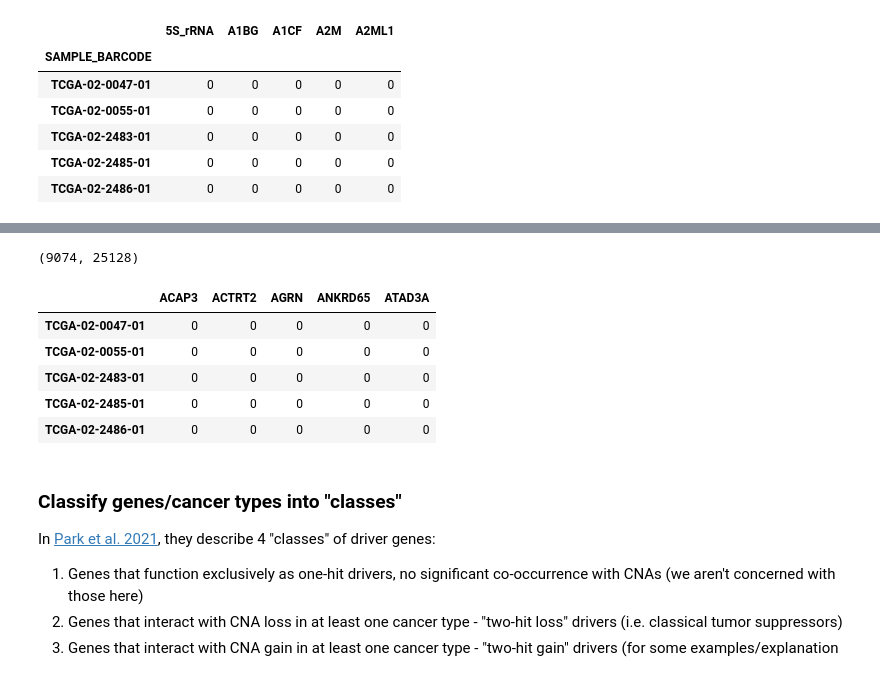
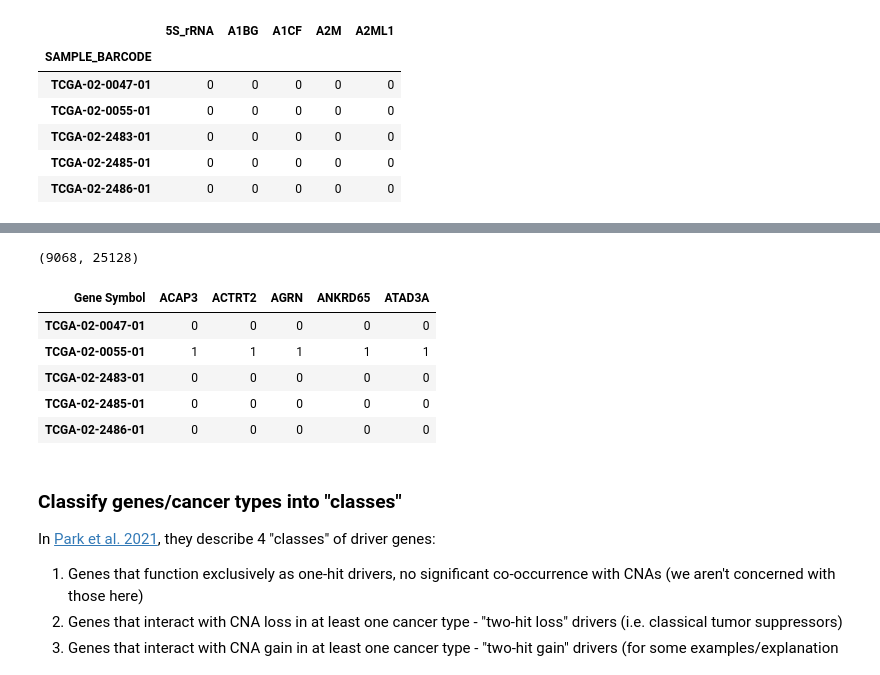
Before and after one commit to greenelab/mutation-fn, a Jupyter notebook: 3_park_analysis.ipynb, the cells around one changed output, grey strips where cells are left out. Drawn from its saved outputs; the diff is of its cells as text; code cells hidden in the pictures.

```diff
--- a/3_park_analysis.ipynb
+++ b/3_park_analysis.ipynb
@@ -80,0 +73,14 @@ copy_loss_df.iloc[:5, :5]
+# %%
+# get copy loss/gain info directly from GISTIC output
+# we use the preprocessing code here:
+# https://github.com/greenelab/pancancer/blob/d1b3de7fa387d0a44d0a4468b0ac30918ed66886/scripts/initialize/process_copynumber.py#L21
+
+copy_thresh_df = (
+    pd.read_csv(Path('data', 'pancan_GISTIC_threshold.tsv'),
+                sep='\t', index_col=0)
+      .drop(columns=['Locus ID', 'Cytoband'])
+)
+copy_thresh_df.columns = copy_thresh_df.columns.str[0:15]
+
+print(copy_thresh_df.shape)
+copy_thresh_df.iloc[:5, :5]
@@ -80,0 +96,7 @@ copy_loss_df.iloc[:5, :5]
+# %%
+sample_freeze_df = pancancer_data[0]
+copy_samples = list(
+    set(sample_freeze_df.SAMPLE_BARCODE)
+    .intersection(set(copy_thresh_df.columns))
+)
+print(len(copy_samples))
@@ -80,0 +110,10 @@ copy_loss_df.iloc[:5, :5]
+# %%
+copy_thresh_df = (copy_thresh_df
+    .T
+    .loc[sorted(copy_samples)]
+    .fillna(0)
+    .astype(int)
+)
+
+print(copy_thresh_df.shape)
+copy_thresh_df.iloc[:5, :5]
@@ -81,12 +151,15 @@ copy_loss_df.iloc[:5, :5]
 # %%
-copy_gain_df = pancancer_data[3]
+copy_gain_df = (copy_thresh_df
+    .replace(to_replace=[-1, -2], value=0)
+    .replace(to_replace=[1, 2], value=1)
+)
 print(copy_gain_df.shape)
 copy_gain_df.iloc[:5, :5]
 # %% [output]
-(9074, 25128)
+(9068, 25128)
-|  | ACAP3 | ACTRT2 | AGRN | ANKRD65 | ATAD3A |
+| Gene Symbol | ACAP3 | ACTRT2 | AGRN | ANKRD65 | ATAD3A |
 | TCGA-02-0047-01 | 0 | 0 | 0 | 0 | 0 |
-| TCGA-02-0055-01 | 0 | 0 | 0 | 0 | 0 |
+| TCGA-02-0055-01 | 1 | 1 | 1 | 1 | 1 |
 | TCGA-02-2483-01 | 0 | 0 | 0 | 0 | 0 |
 | TCGA-02-2485-01 | 0 | 0 | 0 | 0 | 0 |
 | TCGA-02-2486-01 | 0 | 0 | 0 | 0 | 0 |
```
Also changed, not shown: parts of 17 cells of this notebook, 1 other file.
